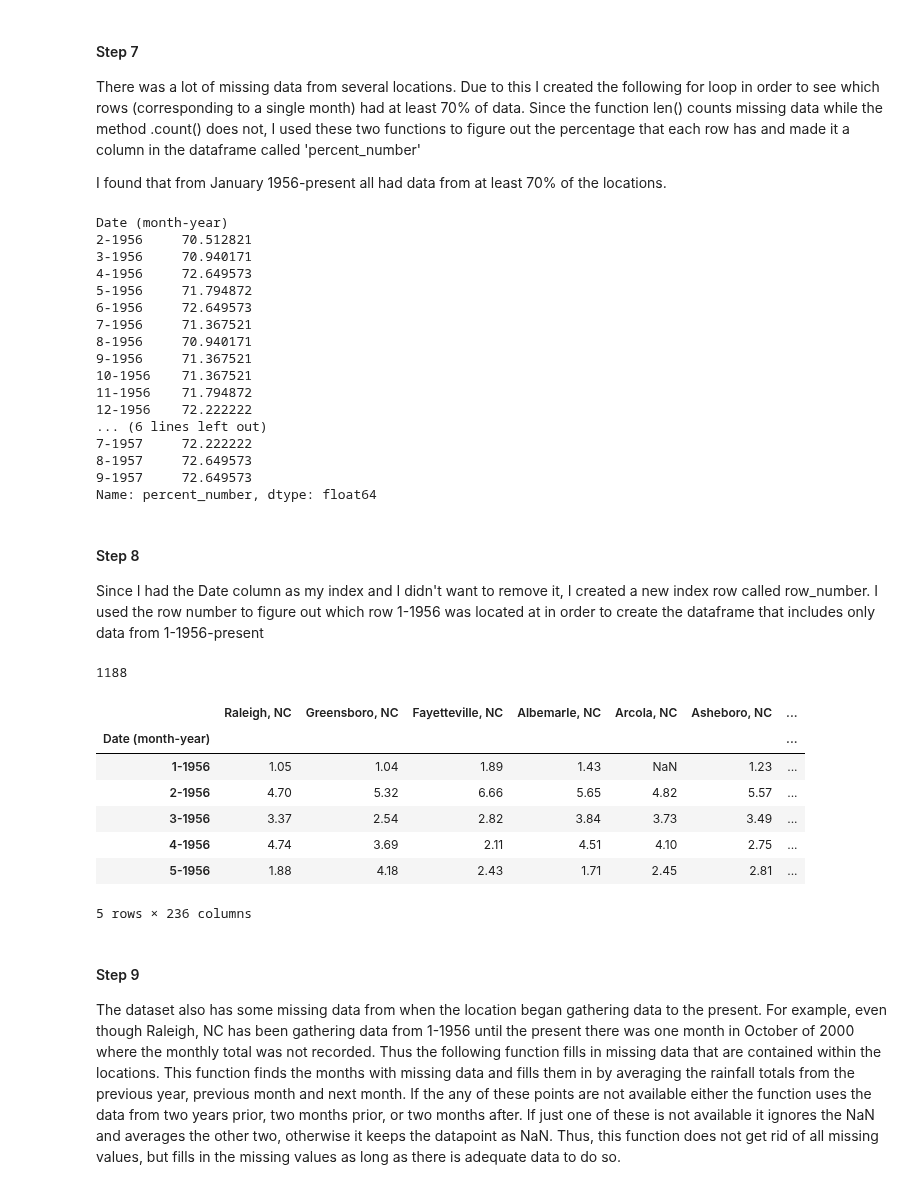
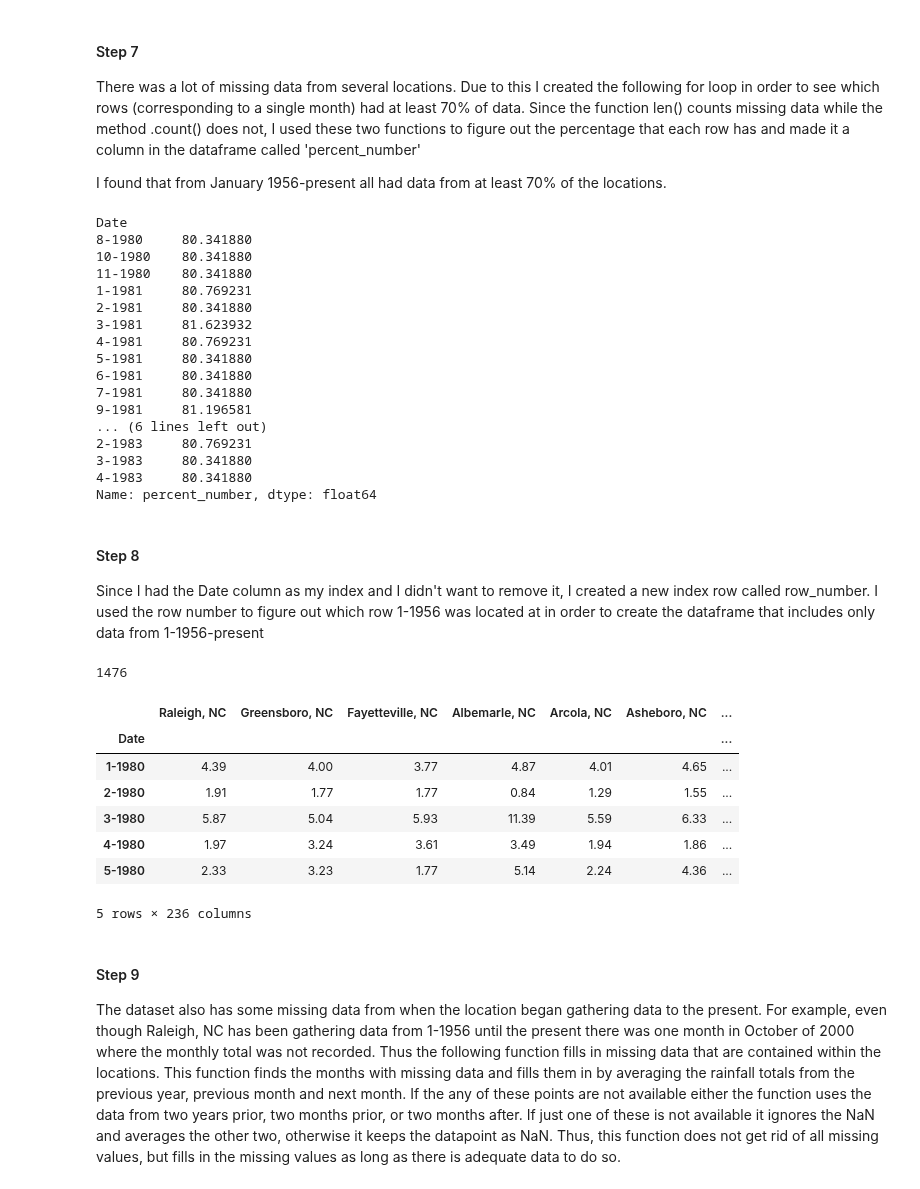
Before and after one commit to lilfetz22/NCRainfallPredictions_CAP1, a Jupyter notebook: Capstone Project 1.ipynb, the cells around one changed output. Drawn from its saved outputs; the diff is of its cells as text; code cells hidden in the pictures.

```diff
--- a/Capstone Project 1.ipynb
+++ b/Capstone Project 1.ipynb
@@ -83,8 +83,8 @@ print(ncdata[['Year', 'Month']].head())
 4  1891      1
 # %%
 #this sorts the data based on year then month
-ncdata = ncdata.sort_values(['Year','Month'])
-ncdata.tail(12)
+ncdata_sorted = ncdata.sort_values(['Year','Month'])
+ncdata_sorted.tail(12)
 # %% [output]
 |  | Year | Month | Raleigh, NC | Greensboro, NC | Fayetteville, NC | Albemarle, NC | Arcola, NC | ... |
 | 132 | 2019 | 1 | 3.43 | 4.01 | 2.77 | 4.60 | NaN | ... |
@@ -104,10 +104,10 @@ ncdata.tail(12)
 #### Step 5
 Instead of separate columns for year and month the following code creates a single Date column and sets it as the index. The index is a string because datetime does not allow for dates without a day; however, having a day listed in the datetime would not be reasonable in this dataset because these are monthly totals of rainfall not occurring on a single day.
 # %%
-ncdata['Year'] = ncdata.Year.apply(str)
-ncdata['Month'] = ncdata.Month.apply(str)
-ncdata['Date (month-year)'] = ncdata['Month'] + '-' + ncdata['Year']
-ncdata1 = ncdata.set_index('Date (month-year)')
+ncdata_sorted['Year'] = ncdata_sorted.Year.apply(str)
+ncdata_sorted['Month'] = ncdata_sorted.Month.apply(str)
+ncdata_sorted['Date'] = ncdata_sorted['Month'] + '-' + ncdata_sorted['Year']
+ncdata1 = ncdata_sorted.set_index('Date')
 ncdata1 = ncdata1.drop(['Year', 'Month'], axis=1)
 ncdata1.head()
 # %% [output]
@@ -157,24 +157,24 @@ for i in ncdata1.index:
     else:
         lop = lop + [percent]
 ncdata1['percent_number'] = lop
-ncdata1.percent_number[ncdata1.percent_number >= 70].head(20)
+ncdata1.percent_number[ncdata1.percent_number >= 80].head(20)
 # %% [output]
-Date (month-year)
-2-1956     70.512821
-3-1956     70.940171
-4-1956     72.649573
-5-1956     71.794872
-6-1956     72.649573
-7-1956     71.367521
-8-1956     70.940171
-9-1956     71.367521
-10-1956    71.367521
-11-1956    71.794872
-12-1956    72.222222
+Date
+8-1980     80.341880
+10-1980    80.341880
+11-1980    80.341880
+1-1981     80.769231
+2-1981     80.341880
+3-1981     81.623932
+4-1981     80.769231
+5-1981     80.341880
+6-1981     80.341880
+7-1981     80.341880
+9-1981     81.196581
 ... (6 lines left out)
-7-1957     72.222222
-8-1957     72.649573
-9-1957     72.649573
+2-1983     80.769231
+3-1983     80.341880
+4-1983     80.341880
 Name: percent_number, dtype: float64
 # %% [markdown]
 #### Step 8
@@ -182,20 +182,20 @@ Since I had the Date column as my index and I didn't want to remove it, I create
 # %%
 nl = [i for i in range(1948)]
 ncdata1['row_number'] = nl
-ncdata1.row_number.loc['1-1956'] # provides the row which Jan 1956 is located
+ncdata1.row_number.loc['1-1980'] # provides the row which Jan 1956 is located
 # %% [output]
-1188
+1476
 # %%
-ncdata1 = ncdata1[ncdata1.row_number >= 1188]
-ncdata1.head()
+ncdata_80 = ncdata1[ncdata1.row_number >= 1476]
+ncdata_80.head()
 # %% [output]
 |  | Raleigh, NC | Greensboro, NC | Fayetteville, NC | Albemarle, NC | Arcola, NC | Asheboro, NC | ... |
-| Date (month-year) |  |  |  |  |  |  | ... |
-| 1-1956 | 1.05 | 1.04 | 1.89 | 1.43 | NaN | 1.23 | ... |
-| 2-1956 | 4.70 | 5.32 | 6.66 | 5.65 | 4.82 | 5.57 | ... |
-| 3-1956 | 3.37 | 2.54 | 2.82 | 3.84 | 3.73 | 3.49 | ... |
-| 4-1956 | 4.74 | 3.69 | 2.11 | 4.51 | 4.10 | 2.75 | ... |
-| 5-1956 | 1.88 | 4.18 | 2.43 | 1.71 | 2.45 | 2.81 | ... |
+| Date |  |  |  |  |  |  | ... |
+| 1-1980 | 4.39 | 4.00 | 3.77 | 4.87 | 4.01 | 4.65 | ... |
+| 2-1980 | 1.91 | 1.77 | 1.77 | 0.84 | 1.29 | 1.55 | ... |
+| 3-1980 | 5.87 | 5.04 | 5.93 | 11.39 | 5.59 | 6.33 | ... |
+| 4-1980 | 1.97 | 3.24 | 3.61 | 3.49 | 1.94 | 1.86 | ... |
+| 5-1980 | 2.33 | 3.23 | 1.77 | 5.14 | 2.24 | 4.36 | ... |
 5 rows × 236 columns
 # %%
 #this drops the percent number column that is no longer needed.
```
Also changed, not shown: parts of 9 cells of this notebook, 6 other files.
